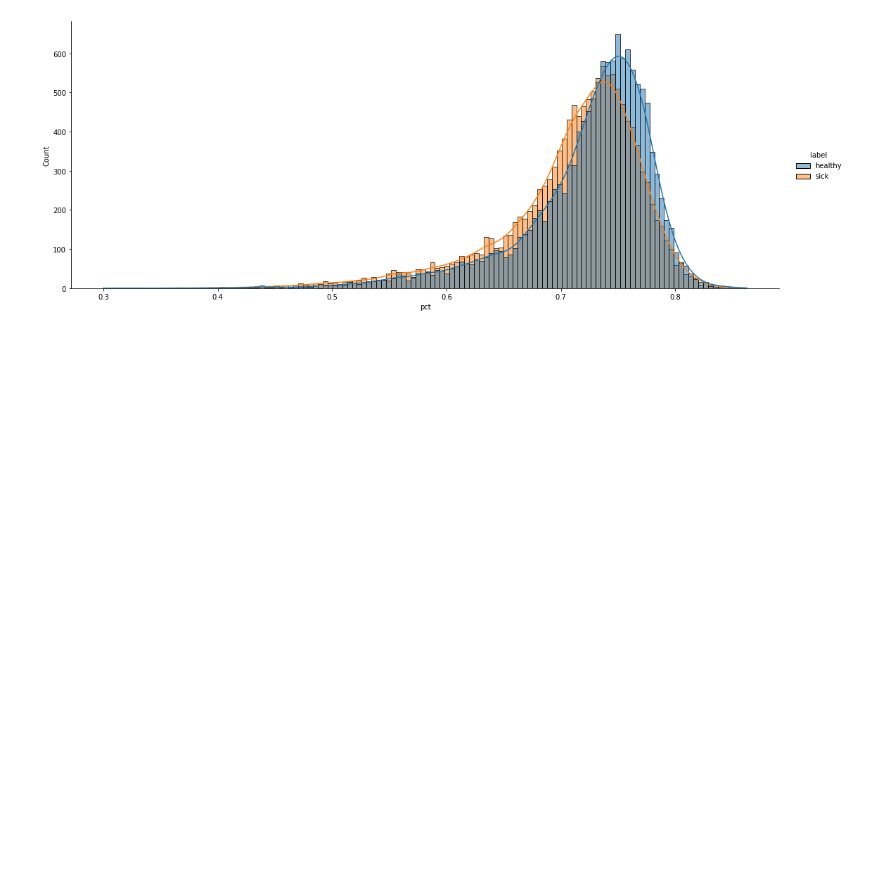
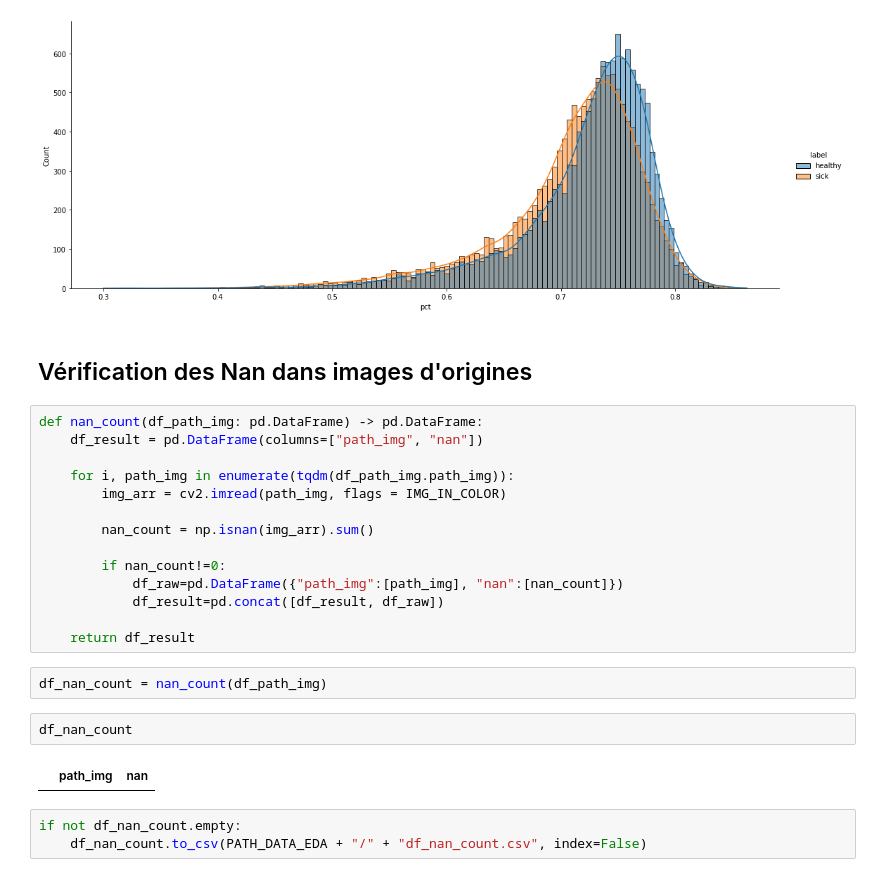
Before and after one commit to kbenmus02/A62-EquipeCV, a Jupyter notebook: notebook/iteration_1_eda_2.ipynb, the cells around one changed output. Drawn from its saved outputs; the diff is of its cells as text; blank space fills up the shorter version.

```diff
--- a/notebook/iteration_1_eda_2.ipynb
+++ b/notebook/iteration_1_eda_2.ipynb
@@ -150,3 +150,28 @@ sns.displot(data = df_pixel_count, x = df_pixel_count["pct"], kde = True, hue =
 plt.show()
 # %% [output]
 [figure]
+# %% [markdown]
+## Vérification des Nan dans images d'origines
+# %%
+def nan_count(df_path_img: pd.DataFrame) -> pd.DataFrame:
+    df_result = pd.DataFrame(columns=["path_img", "nan"])
+
+    for i, path_img in enumerate(tqdm(df_path_img.path_img)):
+        img_arr = cv2.imread(path_img, flags = IMG_IN_COLOR)
+
+        nan_count = np.isnan(img_arr).sum()
+
+        if nan_count!=0:
+            df_raw=pd.DataFrame({"path_img":[path_img], "nan":[nan_count]})
+            df_result=pd.concat([df_result, df_raw])
+
+    return df_result
+# %%
+df_nan_count = nan_count(df_path_img)
+# %%
+df_nan_count
+# %% [output]
+|  | path_img | nan |
+# %%
+if not df_nan_count.empty:
+    df_nan_count.to_csv(PATH_DATA_EDA + "/" + "df_nan_count.csv", index=False)
```
Also changed, not shown: 1 other file.
